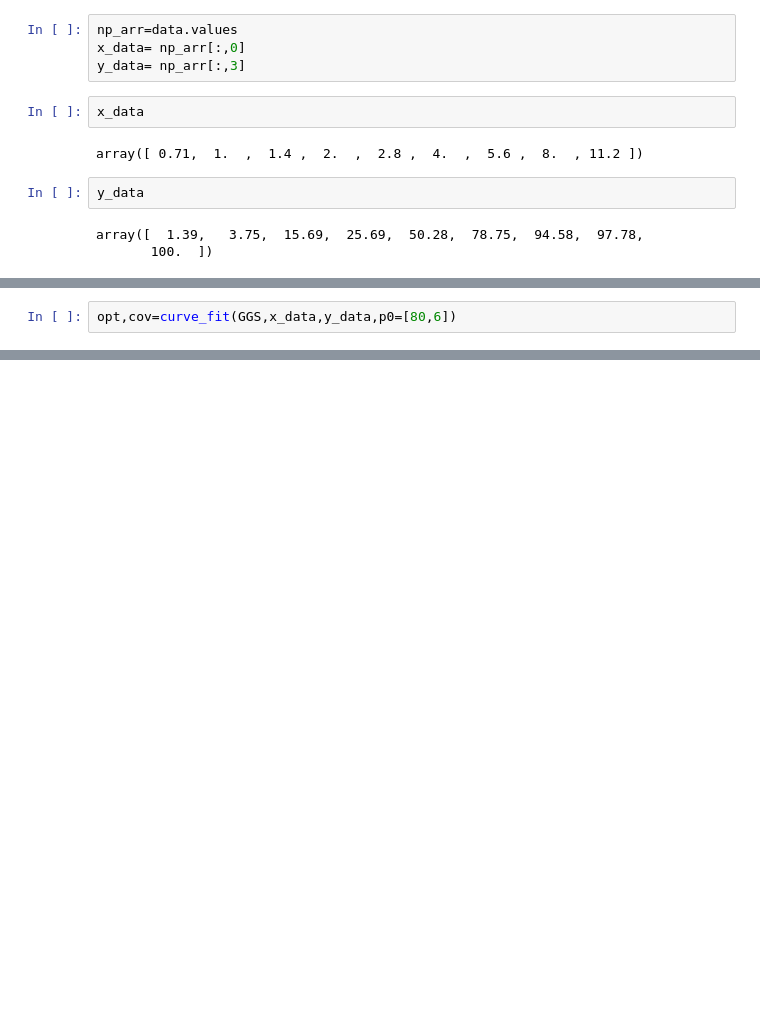
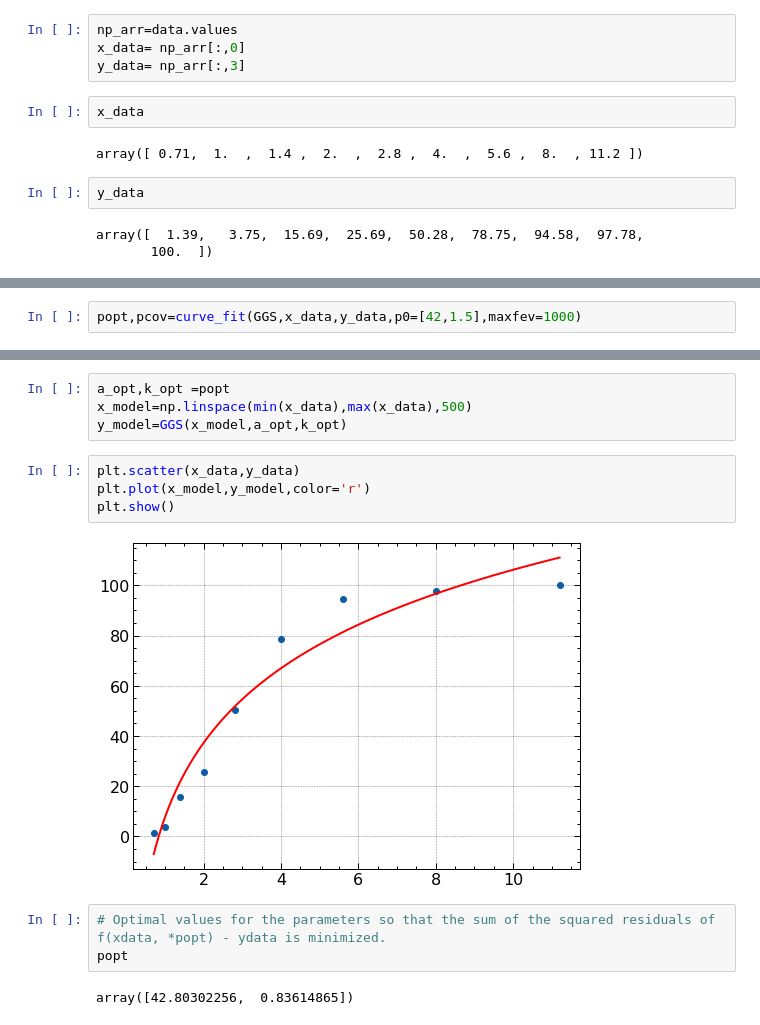
Before and after one commit to BrinthanK/GS_RR, a Jupyter notebook: Untitled.ipynb, the cells around one changed output, grey strips where cells are left out. Cells and saved outputs as stored; diff of their text form; blank space fills up the shorter version.

```diff
--- a/Untitled.ipynb
+++ b/Untitled.ipynb
@@ -44,4 +47,4 @@ plt.show()
 def GGS(x,a,k):
     return (a*ln(x))-(a*ln(k))
 # %%
-opt,cov=curve_fit(GGS,x_data,y_data,p0=[80,6])
+popt,pcov=curve_fit(GGS,x_data,y_data,p0=[42,1.5],maxfev=1000)
@@ -47,0 +60,15 @@ opt,cov=curve_fit(GGS,x_data,y_data,p0=[80,6])
+# %%
+a_opt,k_opt =popt
+x_model=np.linspace(min(x_data),max(x_data),500)
+y_model=GGS(x_model,a_opt,k_opt)
+# %%
+plt.scatter(x_data,y_data)
+plt.plot(x_model,y_model,color='r')
+plt.show()
+# %% [output]
+[figure, added]
+# %%
+# Optimal values for the parameters so that the sum of the squared residuals of f(xdata, *popt) - ydata is minimized.
+popt
+# %% [output]
+array([42.80302256,  0.83614865])
```
Also changed, not shown: parts of 9 cells of this notebook.
